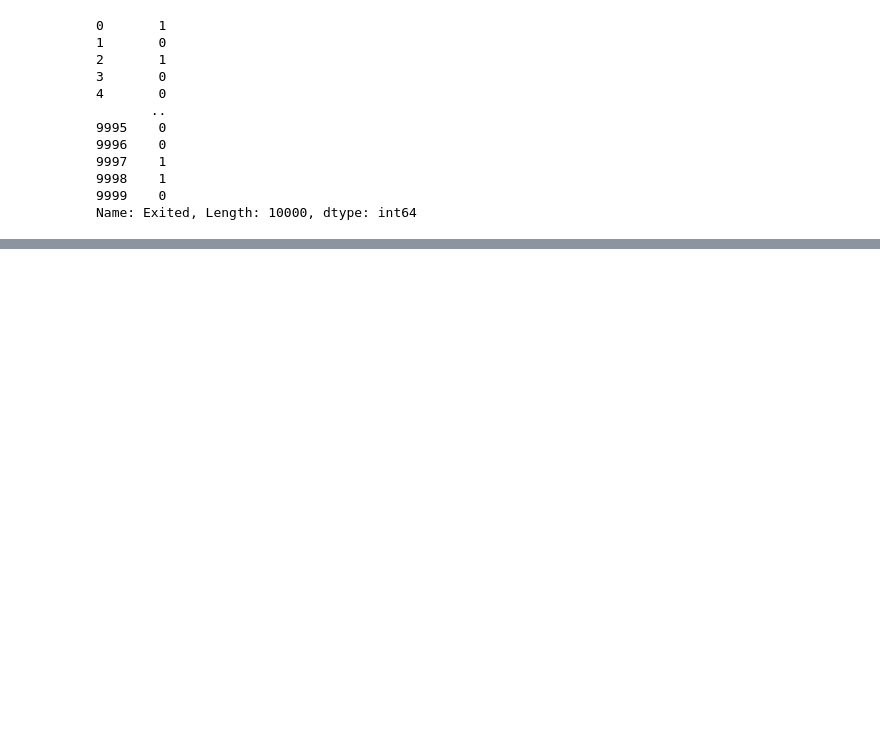
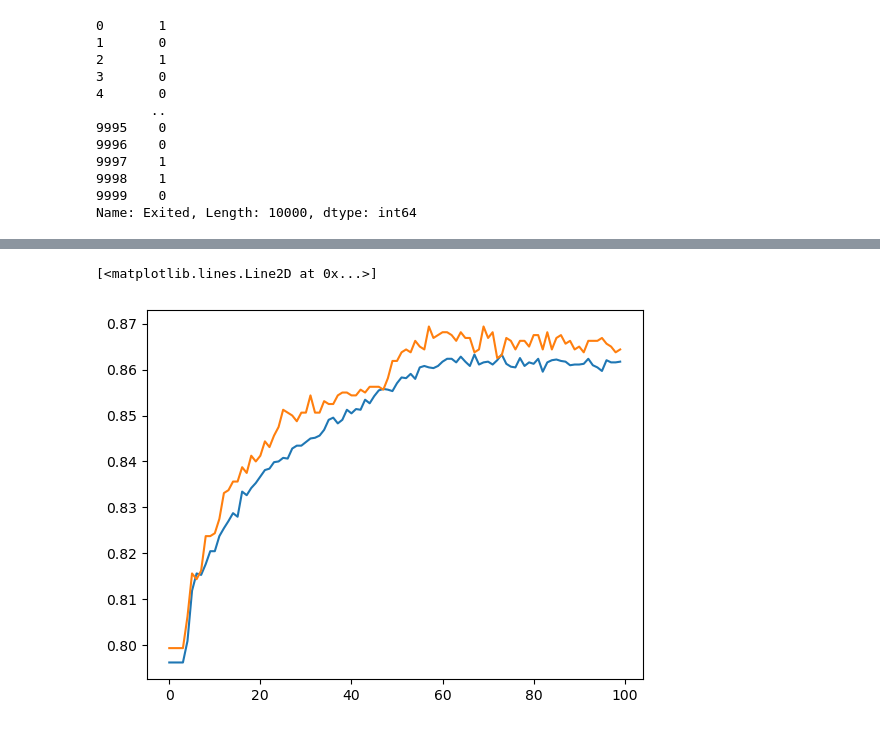
Before and after one commit to shivishivendra123/Deep-Learning, a Jupyter notebook: ANN/Customer_churn_prediction_using_ANN.ipynb, the cells around one changed output, grey strips where cells are left out. Saved outputs shown, nothing was run; the diff lists cells and outputs as text; code cells hidden in the pictures; blank space fills up the shorter version.

```diff
--- a/ANN/Customer_churn_prediction_using_ANN.ipynb
+++ b/ANN/Customer_churn_prediction_using_ANN.ipynb
@@ -119,0 +126,6 @@ Epoch 100/100
+# %%
+plt.plot(model_e.history['accuracy'])
+plt.plot(model_e.history['val_accuracy'])
+# %% [output]
+[<matplotlib.lines.Line2D at 0x...>]
+[figure, added]
```
Also changed, not shown: parts of 3 cells of this notebook.
